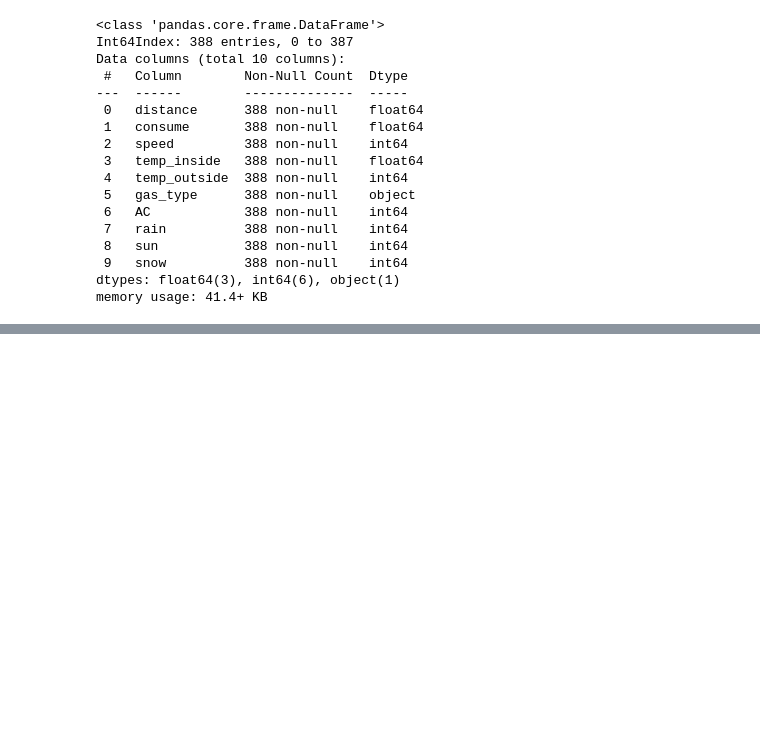
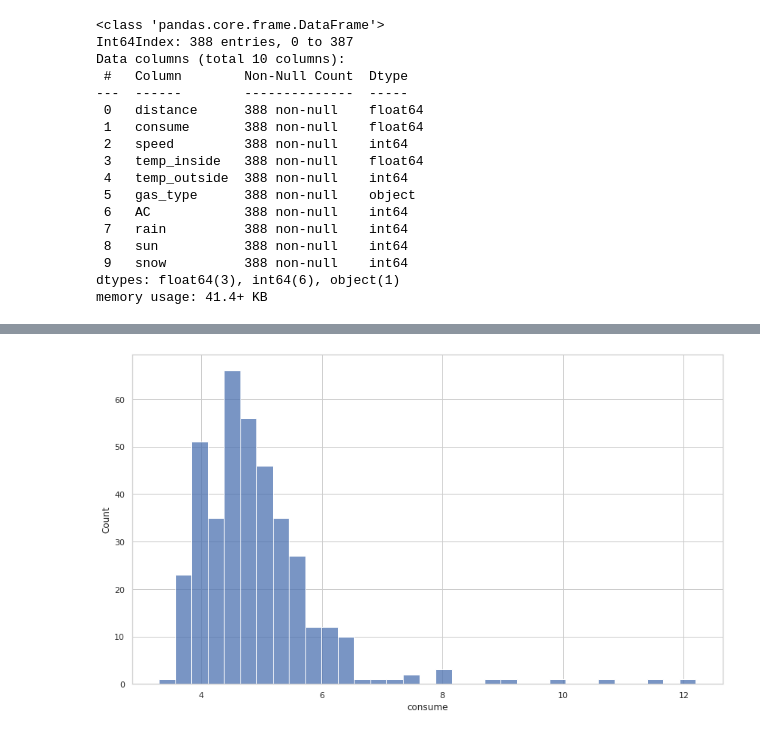
Before and after one commit to VictorRodriguezIronhack/reto_data, a Jupyter notebook: 1_Data_treatment.ipynb, the cells around one changed output, grey strips where cells are left out. Cells and saved outputs as stored; diff of their text form; code cells hidden in the pictures; blank space fills up the shorter version.

```diff
--- a/1_Data_treatment.ipynb
+++ b/1_Data_treatment.ipynb
@@ -146,0 +212,4 @@ memory usage: 41.4+ KB
+# %%
+sns.histplot(consumos.consume);
+# %% [output]
+[figure, added]
```
Also changed, not shown: parts of 21 cells of this notebook.
